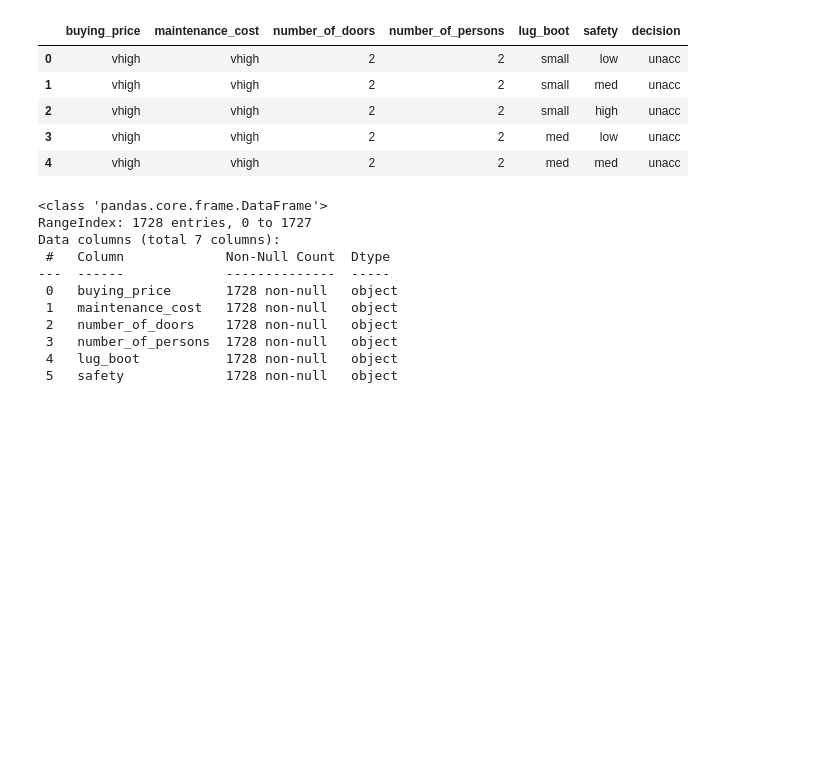
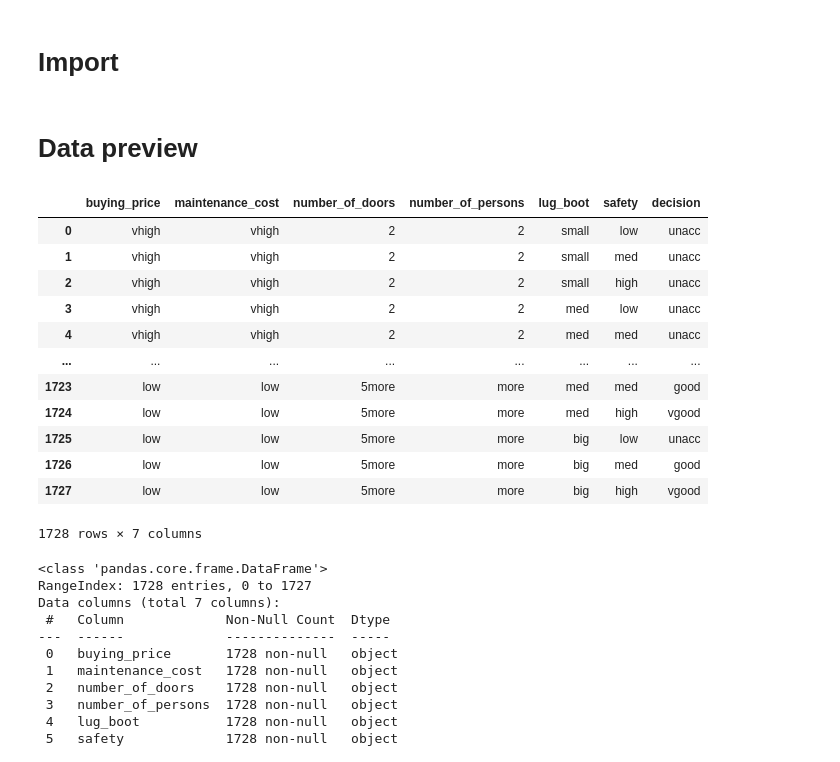
Before and after one commit to dzungpnguyen/ai-rationality, a Jupyter notebook: data_processing.ipynb, the cells around one changed output. Cells and saved outputs as stored; diff of their text form; code cells hidden in the pictures; blank space fills up the shorter version.

```diff
--- a/data_processing.ipynb
+++ b/data_processing.ipynb
@@ -1,15 +1,26 @@
+# %% [markdown]
+# Import
 # %%
 import pandas as pd
+# %% [markdown]
+# Data preview
 # %%
 df = pd.read_csv('data/car_evaluation.csv')
-df.head()
+df
 # %% [output]
 |  | buying_price | maintenance_cost | number_of_doors | number_of_persons | lug_boot | safety | decision |
 | 0 | vhigh | vhigh | 2 | 2 | small | low | unacc |
 | 1 | vhigh | vhigh | 2 | 2 | small | med | unacc |
 | 2 | vhigh | vhigh | 2 | 2 | small | high | unacc |
 | 3 | vhigh | vhigh | 2 | 2 | med | low | unacc |
 | 4 | vhigh | vhigh | 2 | 2 | med | med | unacc |
+| ... | ... | ... | ... | ... | ... | ... | ... |
+| 1723 | low | low | 5more | more | med | med | good |
+| 1724 | low | low | 5more | more | med | high | vgood |
+| 1725 | low | low | 5more | more | big | low | unacc |
+| 1726 | low | low | 5more | more | big | med | good |
+| 1727 | low | low | 5more | more | big | high | vgood |
+1728 rows × 7 columns
 # %%
 df.info()
 # %% [output]
```
Also changed, not shown: parts of 17 cells of this notebook.
